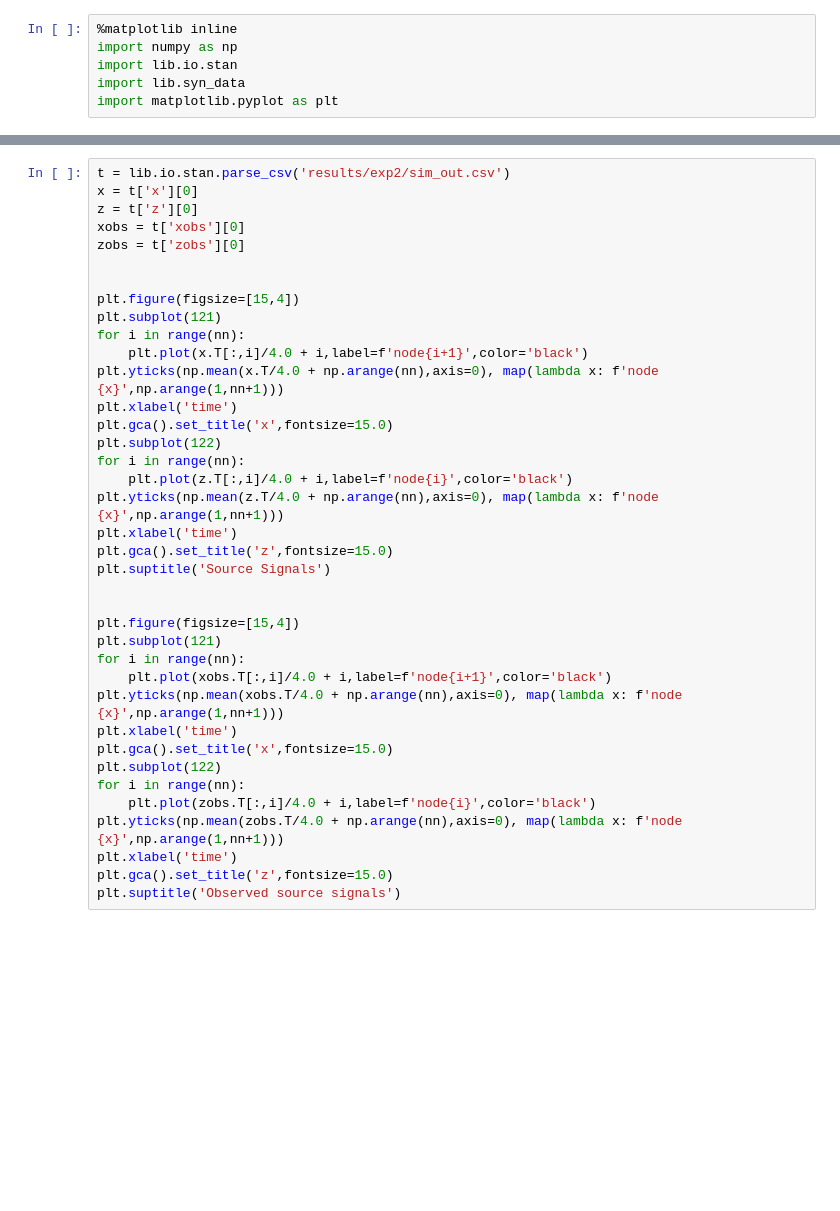
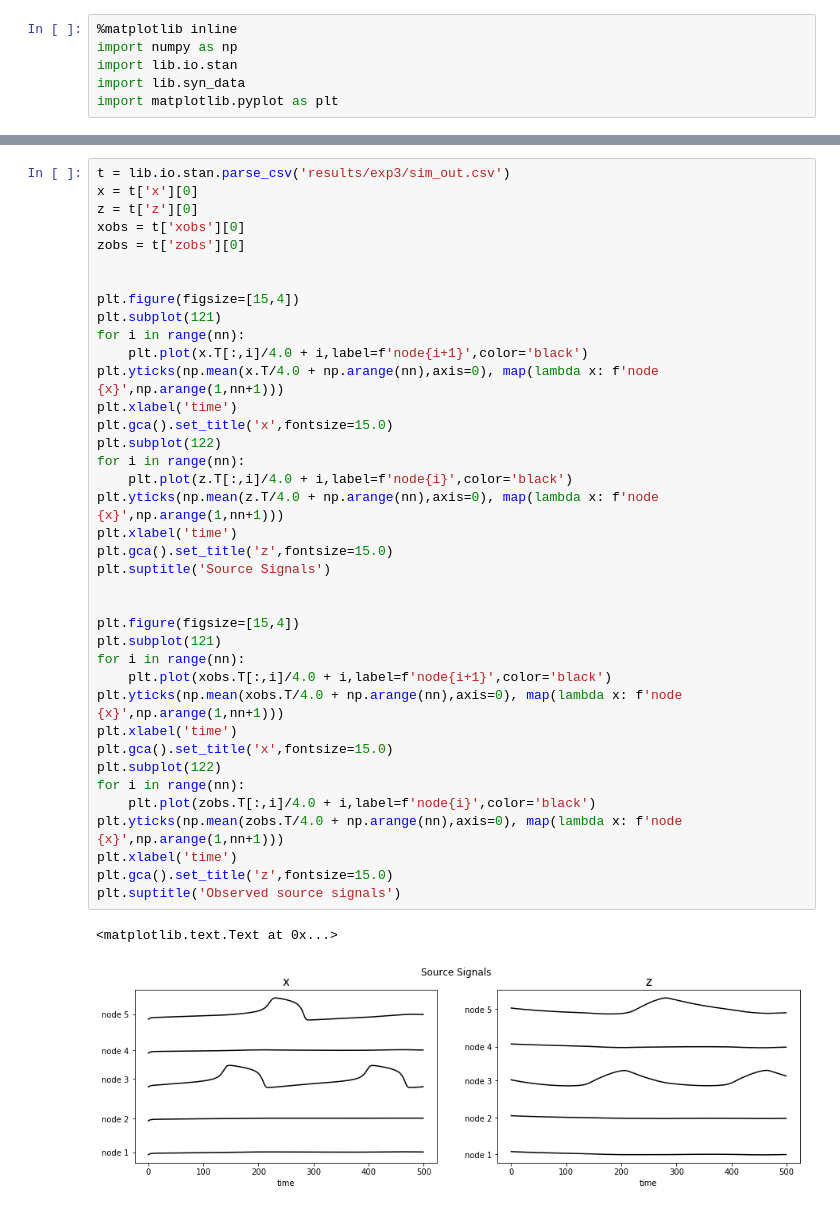
Before and after one commit to dhrunia/infr_szr_prpgtn, a Jupyter notebook: vep-src-fit.ipynb, the cells around one changed output, grey strips where cells are left out. Saved outputs shown, nothing was run; the diff lists cells and outputs as text; blank space fills up the shorter version.

```diff
--- a/vep-src-fit.ipynb
+++ b/vep-src-fit.ipynb
@@ -54,5 +75,5 @@ lib.io.stan.create_process(sim_cmd.split(),block=True)
 # %%
-t = lib.io.stan.parse_csv('results/exp2/sim_out.csv')
+t = lib.io.stan.parse_csv('results/exp3/sim_out.csv')
 x = t['x'][0]
 z = t['z'][0]
 xobs = t['xobs'][0]
@@ -62,30 +83,33 @@ zobs = t['zobs'][0]
 plt.figure(figsize=[15,4])
 plt.subplot(121)
 for i in range(nn):
     plt.plot(x.T[:,i]/4.0 + i,label=f'node{i+1}',color='black')
 plt.yticks(np.mean(x.T/4.0 + np.arange(nn),axis=0), map(lambda x: f'node {x}',np.arange(1,nn+1)))
 plt.xlabel('time')
 plt.gca().set_title('x',fontsize=15.0)
 plt.subplot(122)
 for i in range(nn):
     plt.plot(z.T[:,i]/4.0 + i,label=f'node{i}',color='black')
 plt.yticks(np.mean(z.T/4.0 + np.arange(nn),axis=0), map(lambda x: f'node {x}',np.arange(1,nn+1)))
 plt.xlabel('time')
 plt.gca().set_title('z',fontsize=15.0)
 plt.suptitle('Source Signals')
 
 
 plt.figure(figsize=[15,4])
 plt.subplot(121)
 for i in range(nn):
     plt.plot(xobs.T[:,i]/4.0 + i,label=f'node{i+1}',color='black')
 plt.yticks(np.mean(xobs.T/4.0 + np.arange(nn),axis=0), map(lambda x: f'node {x}',np.arange(1,nn+1)))
 plt.xlabel('time')
 plt.gca().set_title('x',fontsize=15.0)
 plt.subplot(122)
 for i in range(nn):
     plt.plot(zobs.T[:,i]/4.0 + i,label=f'node{i}',color='black')
 plt.yticks(np.mean(zobs.T/4.0 + np.arange(nn),axis=0), map(lambda x: f'node {x}',np.arange(1,nn+1)))
 plt.xlabel('time')
 plt.gca().set_title('z',fontsize=15.0)
 plt.suptitle('Observed source signals')
+# %% [output]
+<matplotlib.text.Text at 0x...>
+[figure, added]
```
Also changed, not shown: parts of 7 cells of this notebook, 3 other files.
